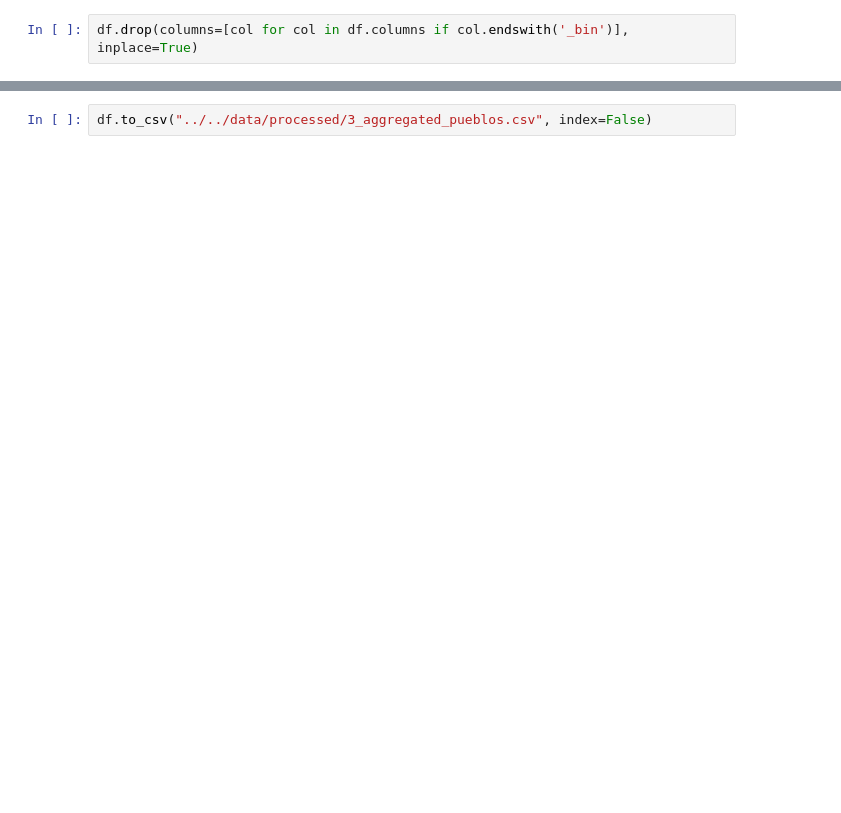
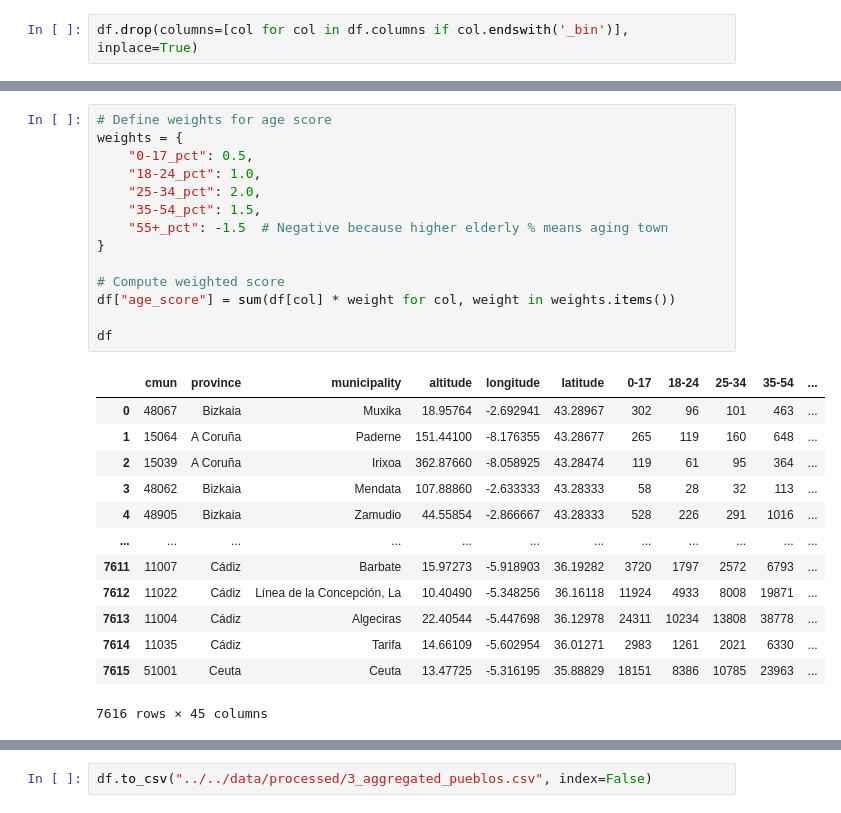
Before and after one commit to marimoysan/ml-pueblos, a Jupyter notebook: notebooks/feature_engineering/fe_2_ descriptive.ipynb, the cells around one changed output, grey strips where cells are left out. Saved outputs shown, nothing was run; the diff lists cells and outputs as text; blank space fills up the shorter version.

```diff
--- a/notebooks/feature_engineering/fe_2_ descriptive.ipynb
+++ b/notebooks/feature_engineering/fe_2_ descriptive.ipynb
@@ -168,0 +225,28 @@ df.drop(columns=[col for col in df.columns if col.endswith('_bin')], inplace=Tru
+# %%
+# Define weights for age score
+weights = {
+    "0-17_pct": 0.5,
+    "18-24_pct": 1.0,
+    "25-34_pct": 2.0,
+    "35-54_pct": 1.5,
+    "55+_pct": -1.5  # Negative because higher elderly % means aging town
+}
+
+# Compute weighted score
+df["age_score"] = sum(df[col] * weight for col, weight in weights.items())
+
+df
+# %% [output]
+|  | cmun | province | municipality | altitude | longitude | latitude | 0-17 | 18-24 | 25-34 | 35-54 | ... |
+| 0 | 48067 | Bizkaia | Muxika | 18.95764 | -2.692941 | 43.28967 | 302 | 96 | 101 | 463 | ... |
+| 1 | 15064 | A Coruña | Paderne | 151.44100 | -8.176355 | 43.28677 | 265 | 119 | 160 | 648 | ... |
+| 2 | 15039 | A Coruña | Irixoa | 362.87660 | -8.058925 | 43.28474 | 119 | 61 | 95 | 364 | ... |
+| 3 | 48062 | Bizkaia | Mendata | 107.88860 | -2.633333 | 43.28333 | 58 | 28 | 32 | 113 | ... |
+| 4 | 48905 | Bizkaia | Zamudio | 44.55854 | -2.866667 | 43.28333 | 528 | 226 | 291 | 1016 | ... |
+| ... | ... | ... | ... | ... | ... | ... | ... | ... | ... | ... | ... |
+| 7611 | 11007 | Cádiz | Barbate | 15.97273 | -5.918903 | 36.19282 | 3720 | 1797 | 2572 | 6793 | ... |
+| 7612 | 11022 | Cádiz | Línea de la Concepción, La | 10.40490 | -5.348256 | 36.16118 | 11924 | 4933 | 8008 | 19871 | ... |
+| 7613 | 11004 | Cádiz | Algeciras | 22.40544 | -5.447698 | 36.12978 | 24311 | 10234 | 13808 | 38778 | ... |
+| 7614 | 11035 | Cádiz | Tarifa | 14.66109 | -5.602954 | 36.01271 | 2983 | 1261 | 2021 | 6330 | ... |
+| 7615 | 51001 | Ceuta | Ceuta | 13.47725 | -5.316195 | 35.88829 | 18151 | 8386 | 10785 | 23963 | ... |
+7616 rows × 45 columns
```
Also changed, not shown: parts of 7 cells of this notebook, 7 other files.
